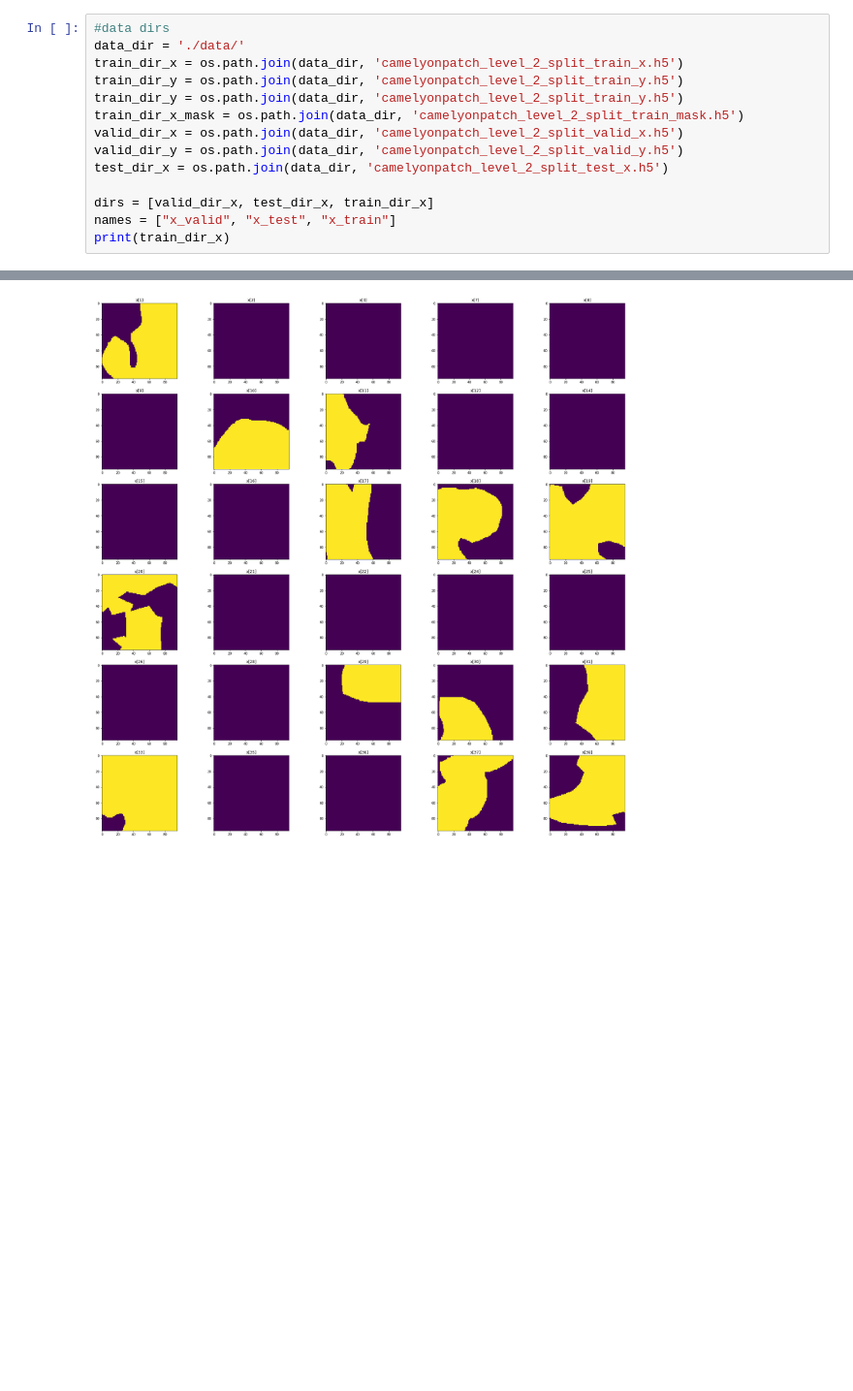
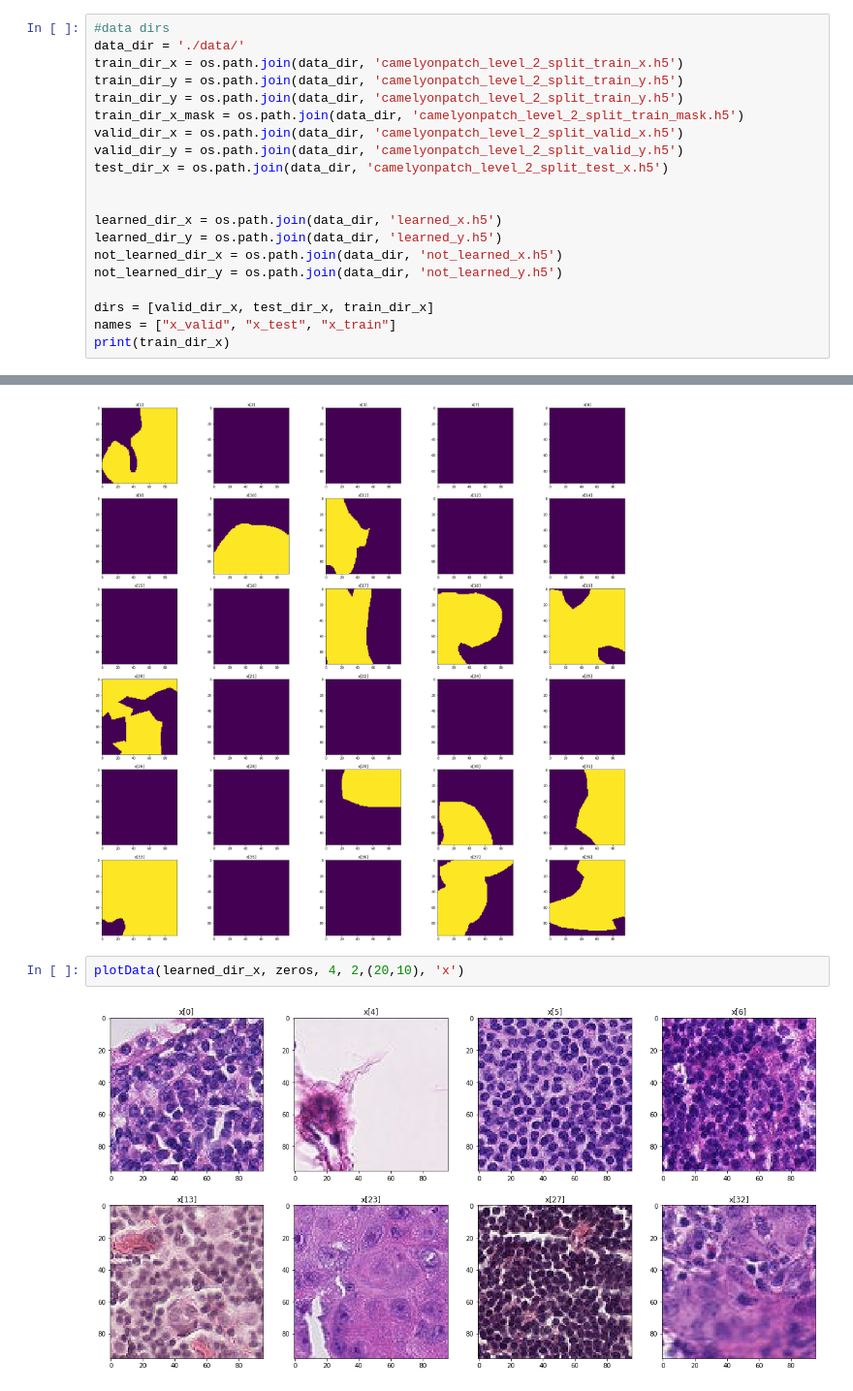
Before and after one commit to KochPJ/Ismi19, a Jupyter notebook: visualize_data.ipynb, the cells around one changed output, grey strips where cells are left out. Shown at 97% size. Cells and saved outputs as stored; diff of their text form; blank space fills up the shorter version.

Commit message:
visualize learned and not learned samples

```diff
--- a/visualize_data.ipynb
+++ b/visualize_data.ipynb
@@ -18,6 +18,12 @@ valid_dir_x = os.path.join(data_dir, 'camelyonpatch_level_2_split_valid_x.h5')
 valid_dir_y = os.path.join(data_dir, 'camelyonpatch_level_2_split_valid_y.h5')
 test_dir_x = os.path.join(data_dir, 'camelyonpatch_level_2_split_test_x.h5')
 
+
+learned_dir_x = os.path.join(data_dir, 'learned_x.h5')
+learned_dir_y = os.path.join(data_dir, 'learned_y.h5')
+not_learned_dir_x = os.path.join(data_dir, 'not_learned_x.h5')
+not_learned_dir_y = os.path.join(data_dir, 'not_learned_y.h5')
+
 dirs = [valid_dir_x, test_dir_x, train_dir_x]
 names = ["x_valid", "x_test", "x_train"]
 print(train_dir_x)
@@ -143,3 +150,7 @@ plotData(train_dir_x_mask, zeros, 5, 6,(30,30), 'mask')
 plotData(train_dir_x_mask, ones, 5, 6,(30,30), 'mask')
 # %% [output]
 [figure]
+# %%
+plotData(learned_dir_x, zeros, 4, 2,(20,10), 'x')
+# %% [output]
+[figure, added]
```
Also changed, not shown: parts of 3 cells of this notebook, 2 other files.
